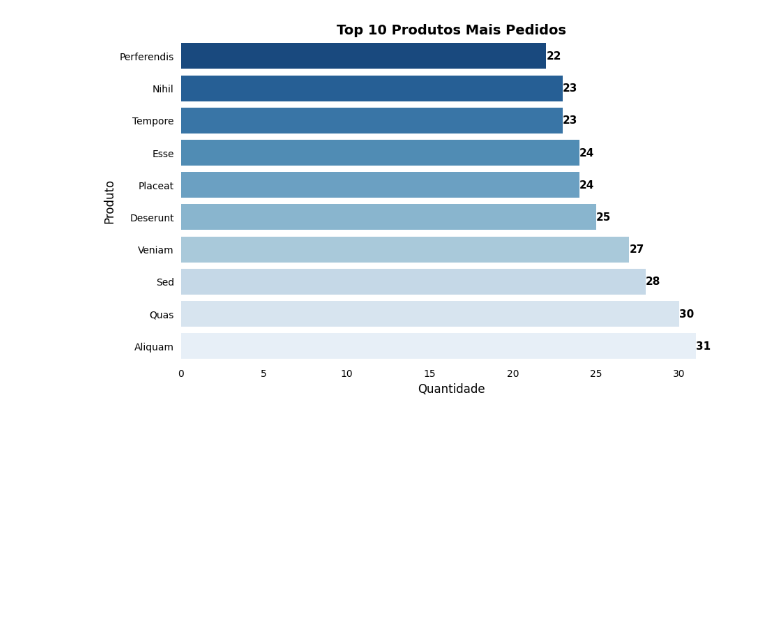
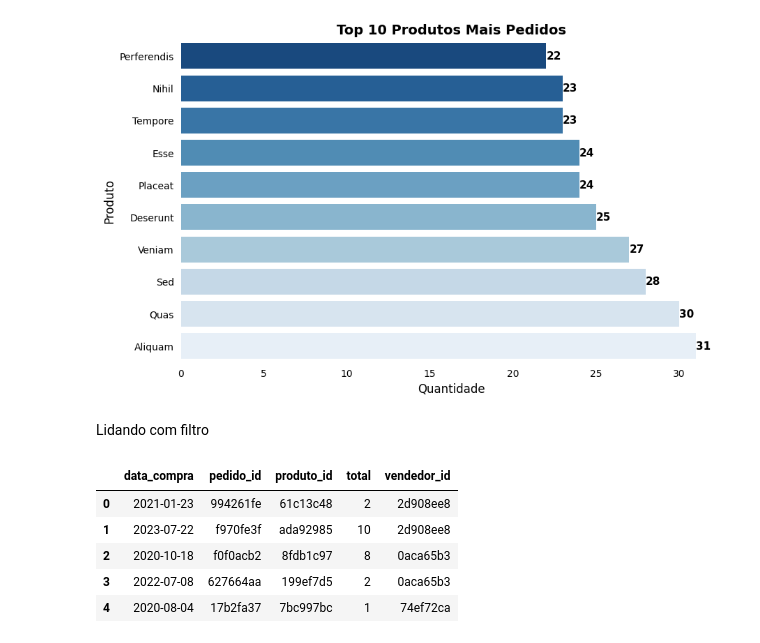
Before and after one commit to Jgabriel1800/loja-de-roupas-python-sql, a Jupyter notebook: lojaderoupapy_sql.ipynb, the cells around one changed output. Saved outputs shown, nothing was run; the diff lists cells and outputs as text; code cells hidden in the pictures; blank space fills up the shorter version.

```diff
--- a/lojaderoupapy_sql.ipynb
+++ b/lojaderoupapy_sql.ipynb
@@ -165,3 +165,14 @@ Passing `palette` without assigning `hue` is deprecated and will be removed in v
 
   ax = sns.barplot(x=df_top10['Quantidade'], y=df_top10['produto'], palette='Blues_r')
 [figure]
+# %% [markdown]
+Lidando com filtro
+# %%
+sql_df('SELECT * FROM PEDIDO').head()
+# %% [output]
+|  | data_compra | pedido_id | produto_id | total | vendedor_id |
+| 0 | 2021-01-23 | 994261fe | 61c13c48 | 2 | 2d908ee8 |
+| 1 | 2023-07-22 | f970fe3f | ada92985 | 10 | 2d908ee8 |
+| 2 | 2020-10-18 | f0f0acb2 | 8fdb1c97 | 8 | 0aca65b3 |
+| 3 | 2022-07-08 | 627664aa | 199ef7d5 | 2 | 0aca65b3 |
+| 4 | 2020-08-04 | 17b2fa37 | 7bc997bc | 1 | 74ef72ca |
```
Also changed, not shown: parts of 3 cells of this notebook.
